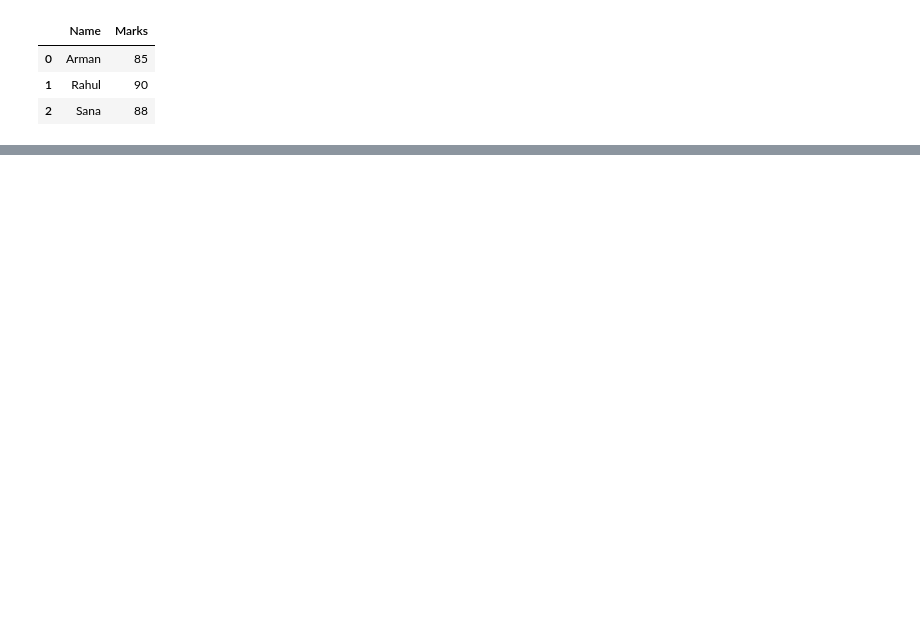
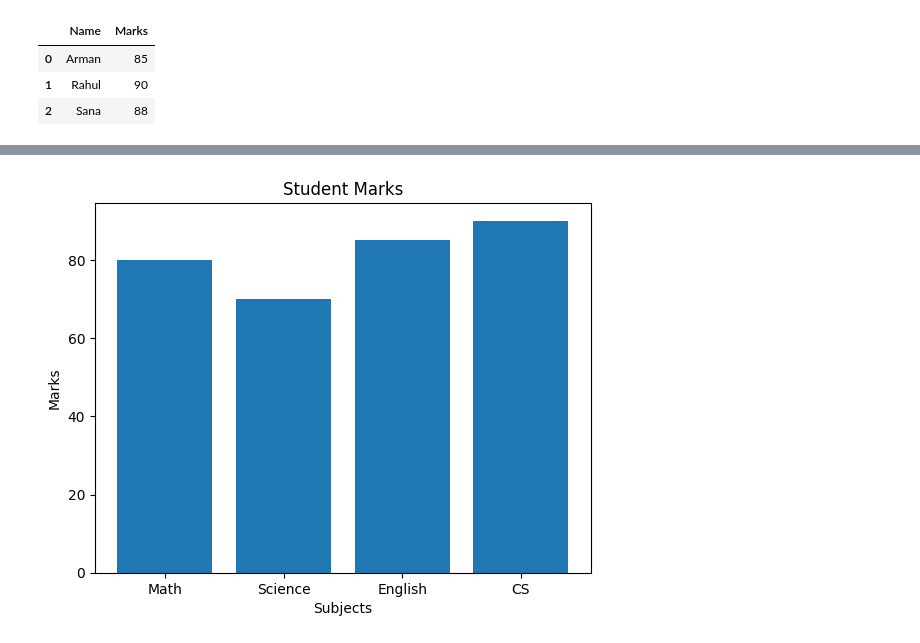
Before and after one commit to mo-arman/Data_Analyst_Journey, a Jupyter notebook: Practice.ipynb, the cells around one changed output, grey strips where cells are left out. Drawn from its saved outputs; the diff is of its cells as text; code cells hidden in the pictures; blank space fills up the shorter version.

```diff
--- a/Practice.ipynb
+++ b/Practice.ipynb
@@ -15,0 +29,12 @@ df
+# %%
+
+subjects = ["Math", "Science", "English", "CS"]
+marks = [80, 70, 85, 90]
+
+plt.bar(subjects, marks)
+plt.title("Student Marks")
+plt.xlabel("Subjects")
+plt.ylabel("Marks")
+plt.show()
+# %% [output]
+[figure, added]
```
Also changed, not shown: parts of 4 cells of this notebook.
